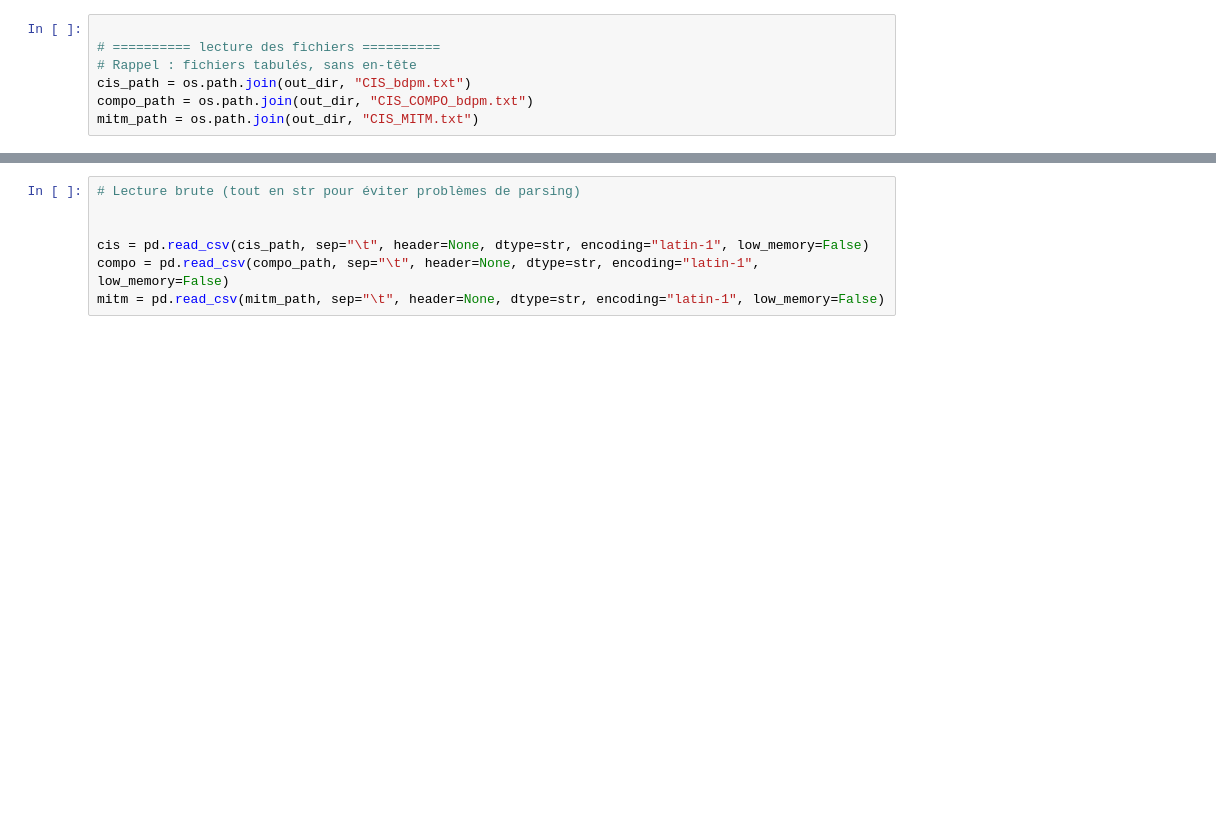
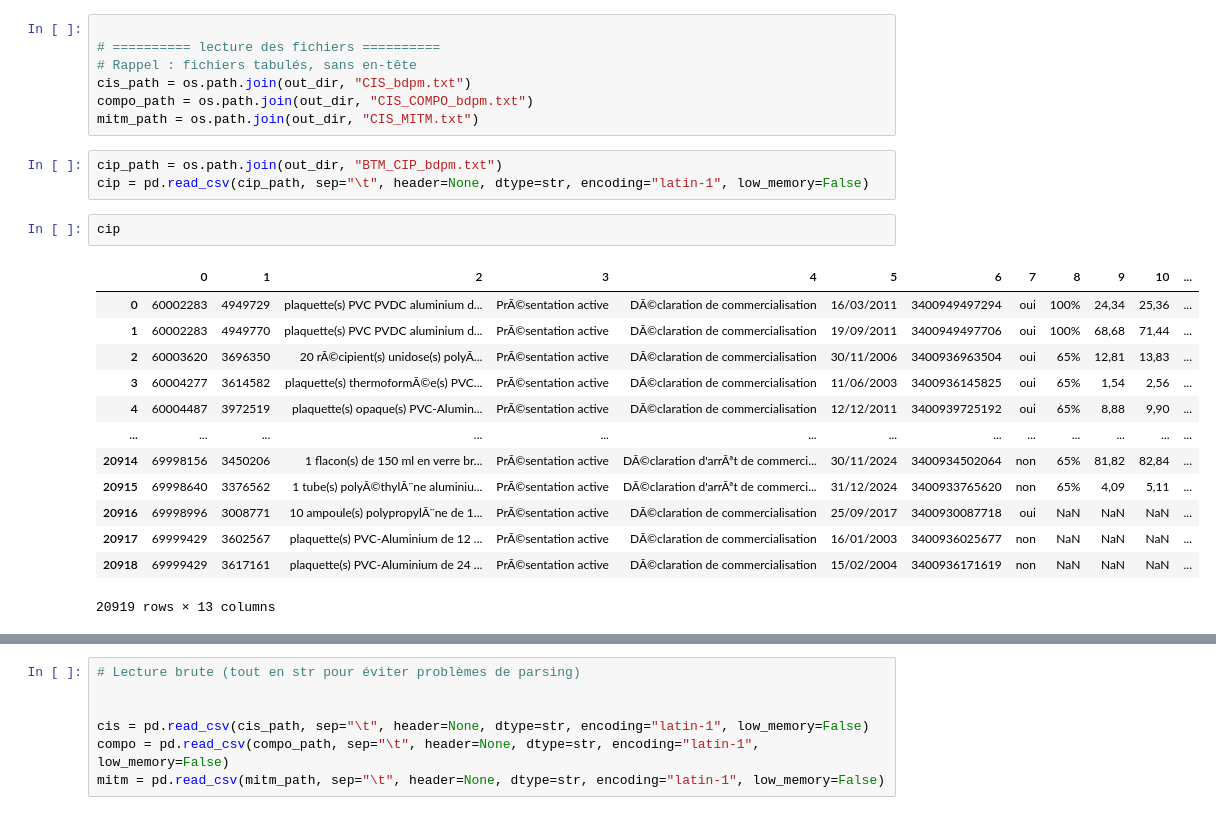
Before and after one commit to touXik/OCTAVIA, a Jupyter notebook: Dictionnair/arv_medications.ipynb, the cells around one changed output, grey strips where cells are left out. Saved outputs shown, nothing was run; the diff lists cells and outputs as text; blank space fills up the shorter version.

```diff
--- a/Dictionnair/arv_medications.ipynb
+++ b/Dictionnair/arv_medications.ipynb
@@ -41,3 +45,22 @@ Déjà présent : data/bdpm_files\CIS_MITM.txt
 cis_path = os.path.join(out_dir, "CIS_bdpm.txt")
 compo_path = os.path.join(out_dir, "CIS_COMPO_bdpm.txt")
 mitm_path = os.path.join(out_dir, "CIS_MITM.txt")
+# %%
+cip_path = os.path.join(out_dir, "BTM_CIP_bdpm.txt")
+cip = pd.read_csv(cip_path, sep="\t", header=None, dtype=str, encoding="latin-1", low_memory=False)
+# %%
+cip
+# %% [output]
+|  | 0 | 1 | 2 | 3 | 4 | 5 | 6 | 7 | 8 | 9 | 10 | ... |
+| 0 | 60002283 | 4949729 | plaquette(s) PVC PVDC aluminium d... | PrÃ©sentation active | DÃ©claration de commercialisation | 16/03/2011 | 3400949497294 | oui | 100% | 24,34 | 25,36 | ... |
+| 1 | 60002283 | 4949770 | plaquette(s) PVC PVDC aluminium d... | PrÃ©sentation active | DÃ©claration de commercialisation | 19/09/2011 | 3400949497706 | oui | 100% | 68,68 | 71,44 | ... |
+| 2 | 60003620 | 3696350 | 20 rÃ©cipient(s) unidose(s) polyÃ... | PrÃ©sentation active | DÃ©claration de commercialisation | 30/11/2006 | 3400936963504 | oui | 65% | 12,81 | 13,83 | ... |
+| 3 | 60004277 | 3614582 | plaquette(s) thermoformÃ©e(s) PVC... | PrÃ©sentation active | DÃ©claration de commercialisation | 11/06/2003 | 3400936145825 | oui | 65% | 1,54 | 2,56 | ... |
+| 4 | 60004487 | 3972519 | plaquette(s) opaque(s) PVC-Alumin... | PrÃ©sentation active | DÃ©claration de commercialisation | 12/12/2011 | 3400939725192 | oui | 65% | 8,88 | 9,90 | ... |
+| ... | ... | ... | ... | ... | ... | ... | ... | ... | ... | ... | ... | ... |
+| 20914 | 69998156 | 3450206 | 1 flacon(s) de 150 ml en verre br... | PrÃ©sentation active | DÃ©claration d'arrÃªt de commerci... | 30/11/2024 | 3400934502064 | non | 65% | 81,82 | 82,84 | ... |
+| 20915 | 69998640 | 3376562 | 1 tube(s) polyÃ©thylÃ¨ne aluminiu... | PrÃ©sentation active | DÃ©claration d'arrÃªt de commerci... | 31/12/2024 | 3400933765620 | non | 65% | 4,09 | 5,11 | ... |
+| 20916 | 69998996 | 3008771 | 10 ampoule(s) polypropylÃ¨ne de 1... | PrÃ©sentation active | DÃ©claration de commercialisation | 25/09/2017 | 3400930087718 | oui | NaN | NaN | NaN | ... |
+| 20917 | 69999429 | 3602567 | plaquette(s) PVC-Aluminium de 12 ... | PrÃ©sentation active | DÃ©claration de commercialisation | 16/01/2003 | 3400936025677 | non | NaN | NaN | NaN | ... |
+| 20918 | 69999429 | 3617161 | plaquette(s) PVC-Aluminium de 24 ... | PrÃ©sentation active | DÃ©claration de commercialisation | 15/02/2004 | 3400936171619 | non | NaN | NaN | NaN | ... |
+20919 rows × 13 columns
```
Also changed, not shown: parts of 10 cells of this notebook, 16 other files.
